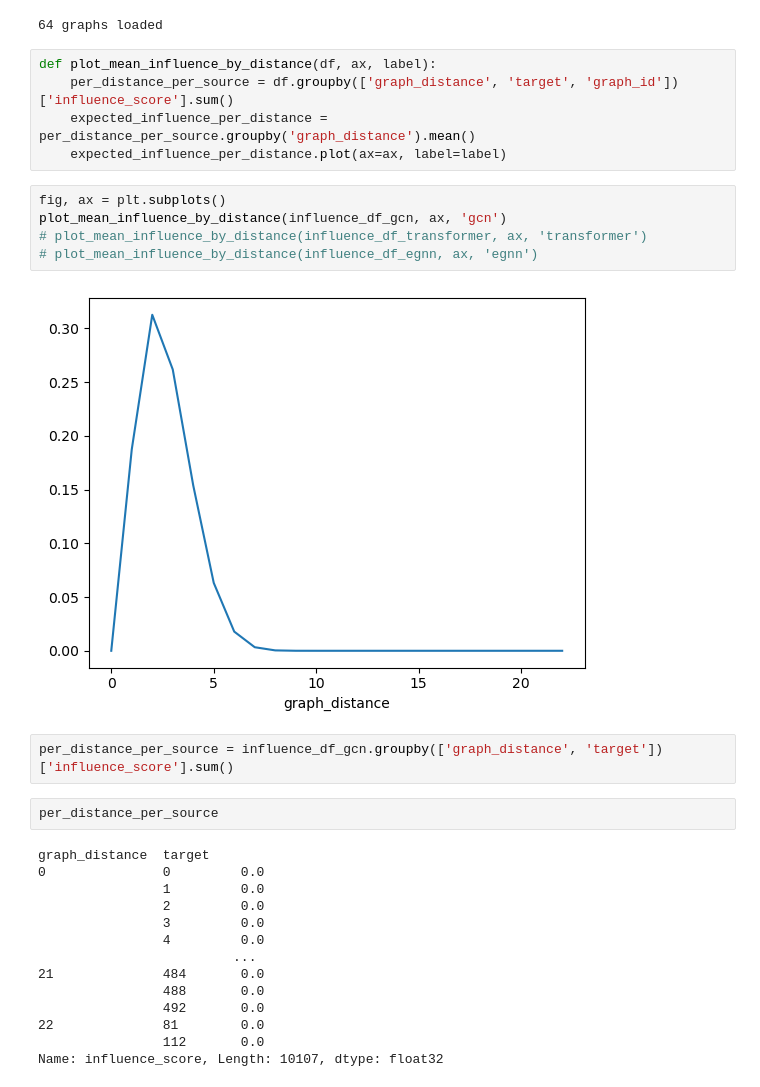
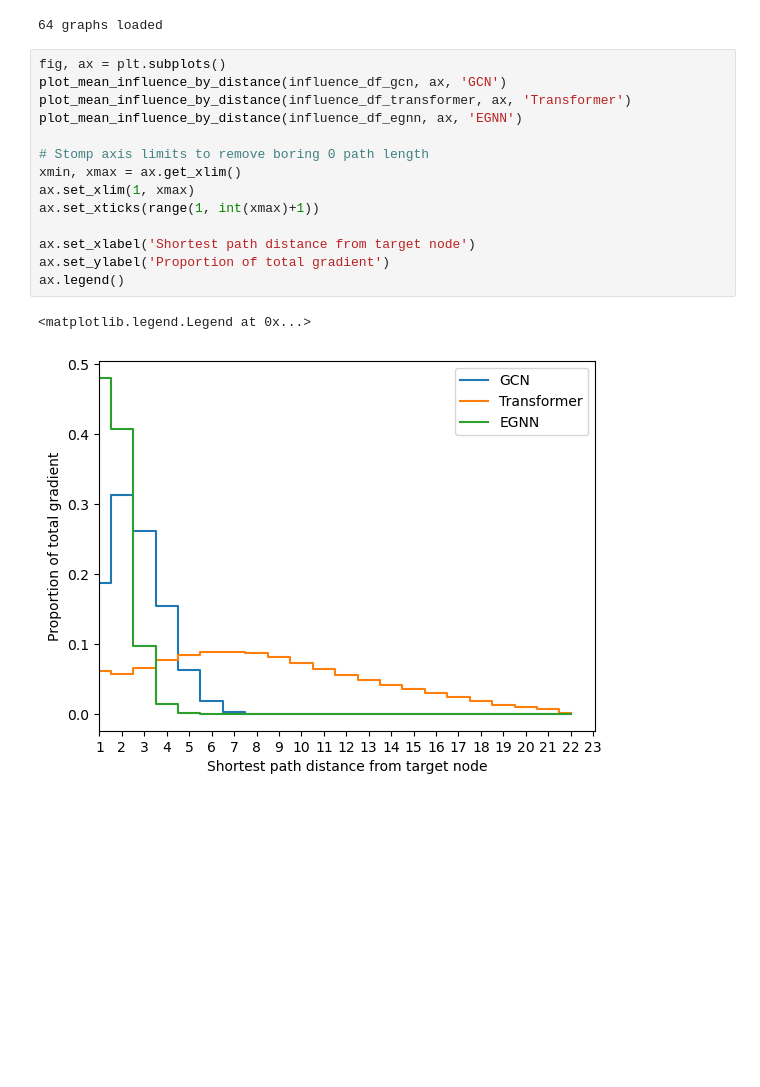
Before and after one commit to PalAvik/lrgb-uva-dl2-11, a Jupyter notebook: analysis/influence.ipynb, the cells around one changed output. Cells and saved outputs as stored; diff of their text form; blank space fills up the shorter version.

Commit message:
finalise influence analysis

```diff
--- a/analysis/influence.ipynb
+++ b/analysis/influence.ipynb
@@ -153,33 +146,20 @@ influence_df_transformer = process_all_graphs('inf_scores_GT_with_adj.pkl',
 influence_df_egnn = process_all_graphs('inf_scores_egnn.pkl', normalise=True)
 # %% [output]
 64 graphs loaded
-# %%
-def plot_mean_influence_by_distance(df, ax, label):
-    per_distance_per_source = df.groupby(['graph_distance', 'target', 'graph_id'])['influence_score'].sum()
-    expected_influence_per_distance = per_distance_per_source.groupby('graph_distance').mean()
-    expected_influence_per_distance.plot(ax=ax, label=label)
-# %%
-fig, ax = plt.subplots()
-plot_mean_influence_by_distance(influence_df_gcn, ax, 'gcn')
-# plot_mean_influence_by_distance(influence_df_transformer, ax, 'transformer')
-# plot_mean_influence_by_distance(influence_df_egnn, ax, 'egnn')
-# %% [output]
-[figure, removed]
-# %%
-per_distance_per_source = influence_df_gcn.groupby(['graph_distance', 'target'])['influence_score'].sum()
-# %%
-per_distance_per_source
-# %% [output]
-graph_distance  target
-0               0         0.0
-                1         0.0
-                2         0.0
-                3         0.0
-                4         0.0
-                         ...
-21              484       0.0
-                488       0.0
-                492       0.0
-22              81        0.0
-                112       0.0
-Name: influence_score, Length: 10107, dtype: float32
+# %%
+fig, ax = plt.subplots()
+plot_mean_influence_by_distance(influence_df_gcn, ax, 'GCN')
+plot_mean_influence_by_distance(influence_df_transformer, ax, 'Transformer')
+plot_mean_influence_by_distance(influence_df_egnn, ax, 'EGNN')
+
+# Stomp axis limits to remove boring 0 path length
+xmin, xmax = ax.get_xlim()
+ax.set_xlim(1, xmax)
+ax.set_xticks(range(1, int(xmax)+1))
+
+ax.set_xlabel('Shortest path distance from target node')
+ax.set_ylabel('Proportion of total gradient')
+ax.legend()
+# %% [output]
+<matplotlib.legend.Legend at 0x...>
+[figure, added]
```
Also changed, not shown: parts of 1 cell of this notebook, 1 other file.
